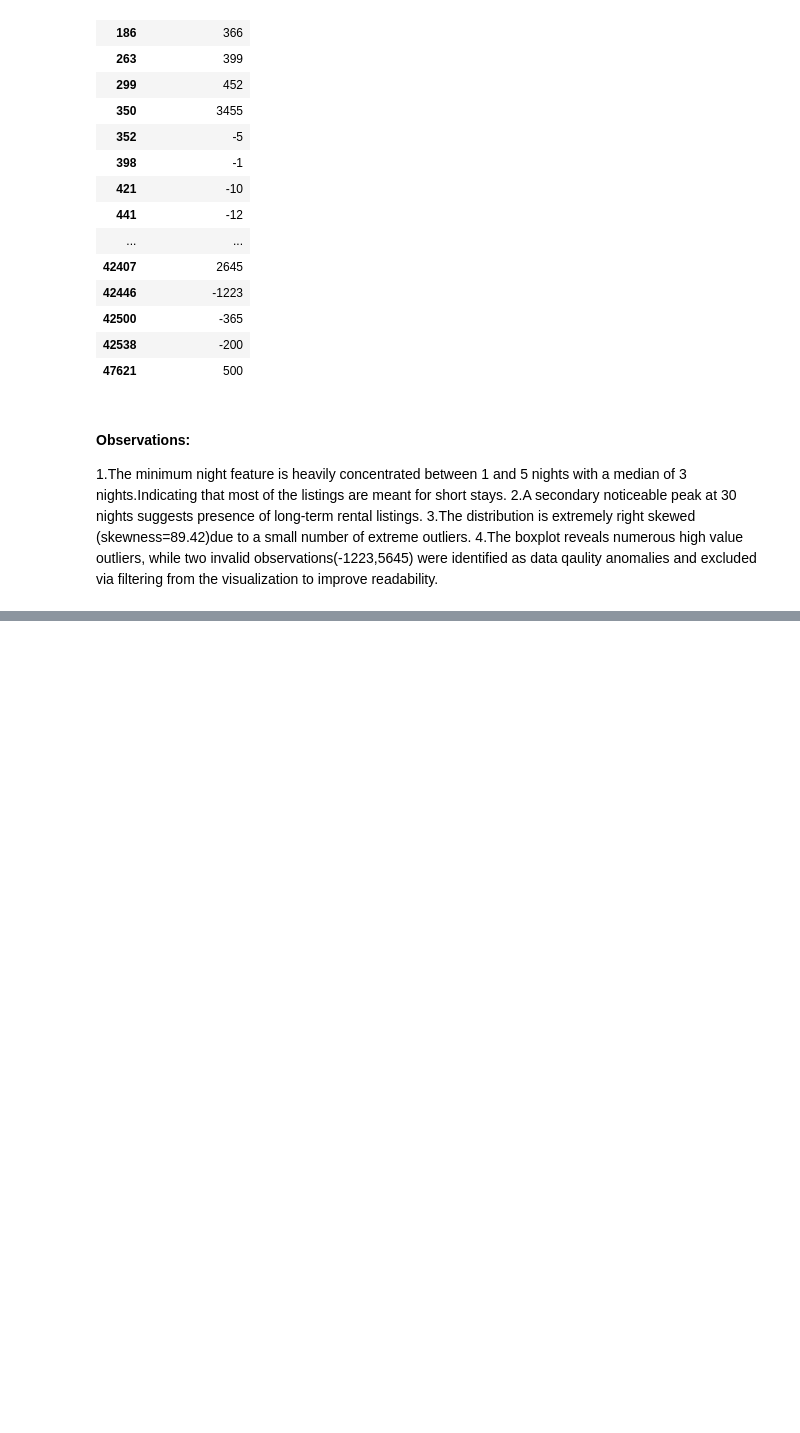
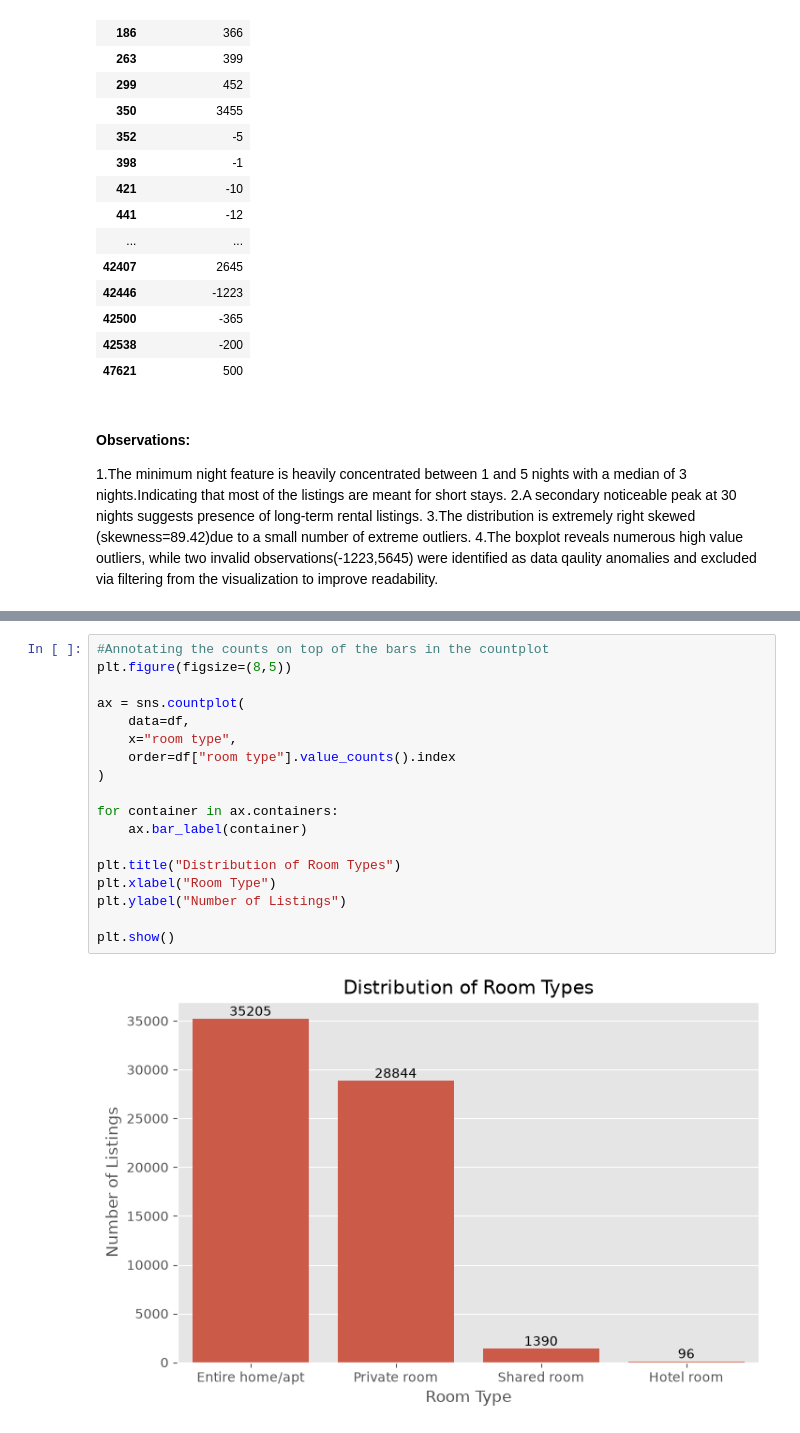
Before and after one commit to Vaishnavik-droid/customer-segmentation, a Jupyter notebook: notebooks/eda.ipynb, the cells around one changed output, grey strips where cells are left out. Cells and saved outputs as stored; diff of their text form; blank space fills up the shorter version.

```diff
--- a/notebooks/eda.ipynb
+++ b/notebooks/eda.ipynb
@@ -393,0 +413,20 @@ df[(df["minimum nights"] < 0) | (df["minimum nights"] > 365)][["minimum nights"]
+# %%
+#Annotating the counts on top of the bars in the countplot
+plt.figure(figsize=(8,5))
+
+ax = sns.countplot(
+    data=df,
+    x="room type",
+    order=df["room type"].value_counts().index
+)
+
+for container in ax.containers:
+    ax.bar_label(container)
+
+plt.title("Distribution of Room Types")
+plt.xlabel("Room Type")
+plt.ylabel("Number of Listings")
+
+plt.show()
+# %% [output]
+[figure, added]
```
Also changed, not shown: parts of 34 cells of this notebook.
